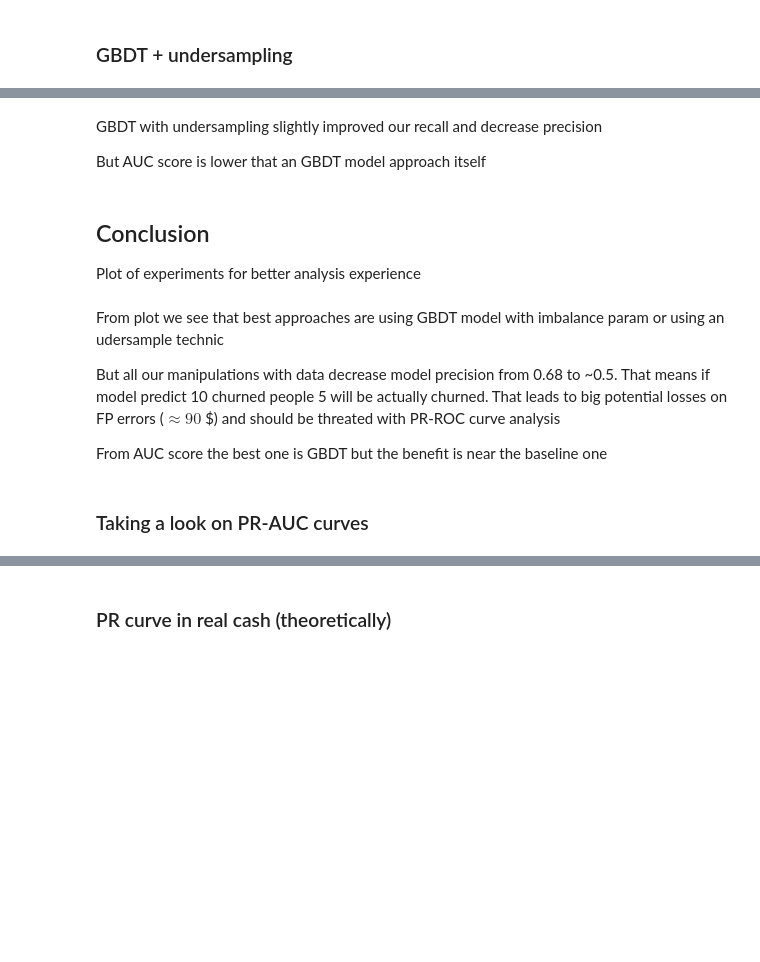
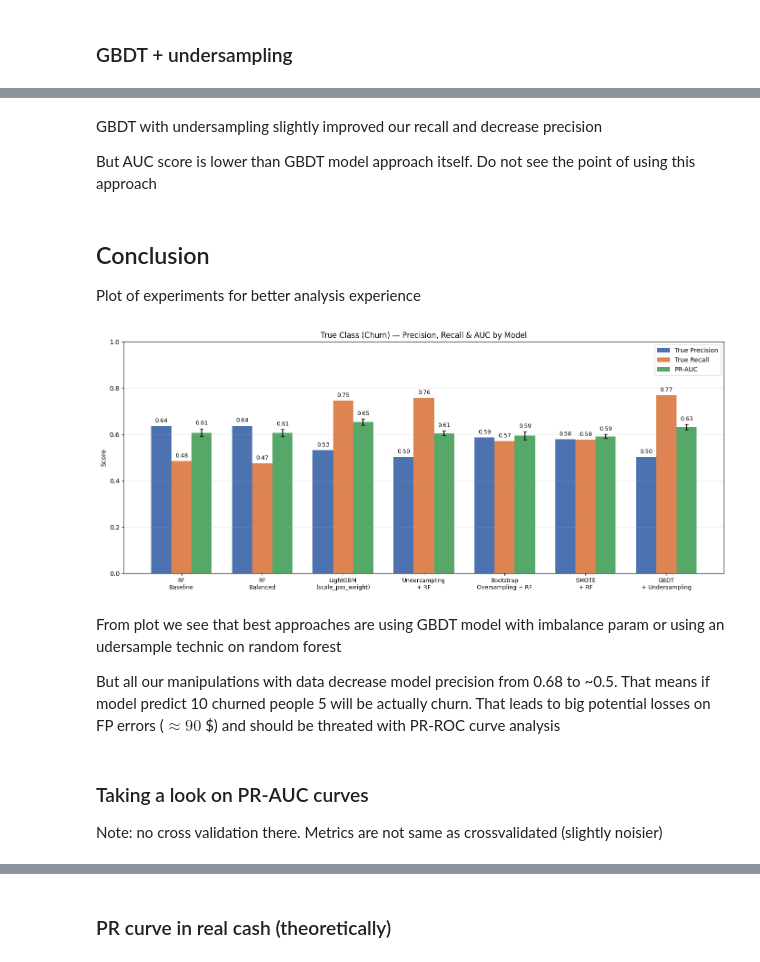
Before and after one commit to PigStep/customer-churn-prediction-telco-, a Jupyter notebook: notebooks/Baseline.ipynb, the cells around one changed output, grey strips where cells are left out. Cells and saved outputs as stored; diff of their text form; code cells hidden in the pictures; blank space fills up the shorter version.

Commit message:
doc: improve text style. Fixed interpretation errors

```diff
--- a/notebooks/Baseline.ipynb
+++ b/notebooks/Baseline.ipynb
@@ -257,6 +343,6 @@ pipeline = Pipeline([
 skf = StratifiedKFold(n_splits=5, shuffle=True, random_state=42)
 y_pred_cv = cross_val_predict(pipeline, X, y, cv=skf)
 y_proba_cv = cross_val_predict(pipeline, X, y, cv=skf, method="predict_proba")[:, 1]
-auc_score = average_precision_score(y, y_proba_cv)
+auc_scores = cross_val_score(pipeline, X, y, cv=skf, scoring='average_precision')
 print(classification_report(y, y_pred_cv))
-print(f"PR-AUC: {auc_score:.4f}")
+print(f"PR-AUC: {auc_scores.mean():.4f} +/- {auc_scores.std():.4f} (var: {auc_scores.var():.4f})")
@@ -263,7 +360,7 @@ print(f"PR-AUC: {auc_score:.4f}")
 # %% [markdown]
 GBDT with undersampling slightly improved our recall and decrease precision
 
-But AUC score is lower that an GBDT model approach itself
+But AUC score is lower than GBDT model approach itself. Do not see the point of using this approach
 # %% [markdown]
 ## Conclusion
 
@@ -271,6 +368,7 @@ Plot of experiments for better analysis experience
 # %%
 import matplotlib.pyplot as plt
 from sklearn.metrics import precision_score, recall_score
+from sklearn.model_selection import cross_val_score
 
 X = df.drop(columns="Churn").copy()
 y = df["Churn"].copy()
@@ -319,51 +417,55 @@ model_configs = {
 model_names = []
 true_precision = []
 true_recall = []
-true_auc = []
+true_auc_mean = []
+true_auc_std = []
 
 for name, model in model_configs.items():
     skf = StratifiedKFold(n_splits=5, shuffle=True, random_state=42)
     y_pred_cv = cross_val_predict(model, X, y, cv=skf)
-    y_proba_cv = cross_val_predict(model, X, y, cv=skf, method="predict_proba")[:, 1]
+    auc_scores = cross_val_score(model, X, y, cv=skf, scoring='average_precision')
 
     model_names.append(name)
     true_precision.append(precision_score(y, y_pred_cv))
     true_recall.append(recall_score(y, y_pred_cv))
-    true_auc.append(average_precision_score(y, y_proba_cv))
+    true_auc_mean.append(auc_scores.mean())
+    true_auc_std.append(auc_scores.std())
 
 x = np.arange(len(model_names))
 width = 0.25
 
 fig, ax = plt.subplots(figsize=(14, 6))
 bars1 = ax.bar(x - width, true_precision, width, label="True Precision", color="#4C72B0")
 bars2 = ax.bar(x, true_recall, width, label="True Recall", color="#DD8452")
-bars3 = ax.bar(x + width, true_auc, width, label="PR-AUC", color="#55A868")
+bars3 = ax.bar(x + width, true_auc_mean, width, yerr=true_auc_std, capsize=3, label="PR-AUC", color="#55A868")
 
 ax.set_ylabel("Score")
 ax.set_title("True Class (Churn) — Precision, Recall & AUC by Model")
 ax.set_xticks(x)
 ax.set_xticklabels(model_names, fontsize=9)
 ax.set_ylim(0, 1)
 ax.legend()
 ax.grid(axis="y", alpha=0.3)
 
 for bar in bars1:
     ax.text(bar.get_x() + bar.get_width() / 2, bar.get_height() + 0.01, f"{bar.get_height():.2f}", ha="center", va="bottom", fontsize=9)
 for bar in bars2:
     ax.text(bar.get_x() + bar.get_width() / 2, bar.get_height() + 0.01, f"{bar.get_height():.2f}", ha="center", va="bottom", fontsize=9)
-for bar in bars3:
-    ax.text(bar.get_x() + bar.get_width() / 2, bar.get_height() + 0.01, f"{bar.get_height():.2f}", ha="center", va="bottom", fontsize=9)
+for i, bar in enumerate(bars3):
+    ax.text(bar.get_x() + bar.get_width() / 2, bar.get_height() + true_auc_std[i] + 0.01, f"{bar.get_height():.2f}", ha="center", va="bottom", fontsize=9)
 
 plt.tight_layout()
 plt.show()
+# %% [output]
+[figure, added]
 # %% [markdown]
-From plot we see that best approaches are using GBDT model with imbalance param or using an udersample technic
+From plot we see that best approaches are using GBDT model with imbalance param or using an udersample technic on random forest
 
-But all our manipulations with data decrease model precision from 0.68 to ~0.5. That means if model predict 10 churned people 5 will be actually churned. That leads to big potential losses on FP errors ($\approx90$ $) and should be threated with PR-ROC curve analysis
-
-From AUC score the best one is GBDT but the benefit is near the baseline one
+But all our manipulations with data decrease model precision from 0.68 to ~0.5. That means if model predict 10 churned people 5 will be actually churn. That leads to big potential losses on FP errors ($\approx90$ $) and should be threated with PR-ROC curve analysis
 # %% [markdown]
 ### Taking a look on PR-AUC curves
+
+Note: no cross validation there. Metrics are not same as crossvalidated (slightly noisier)
 # %%
 from sklearn.metrics import PrecisionRecallDisplay, average_precision_score
 from sklearn.model_selection import train_test_split
```
Also changed, not shown: parts of 28 cells of this notebook.
